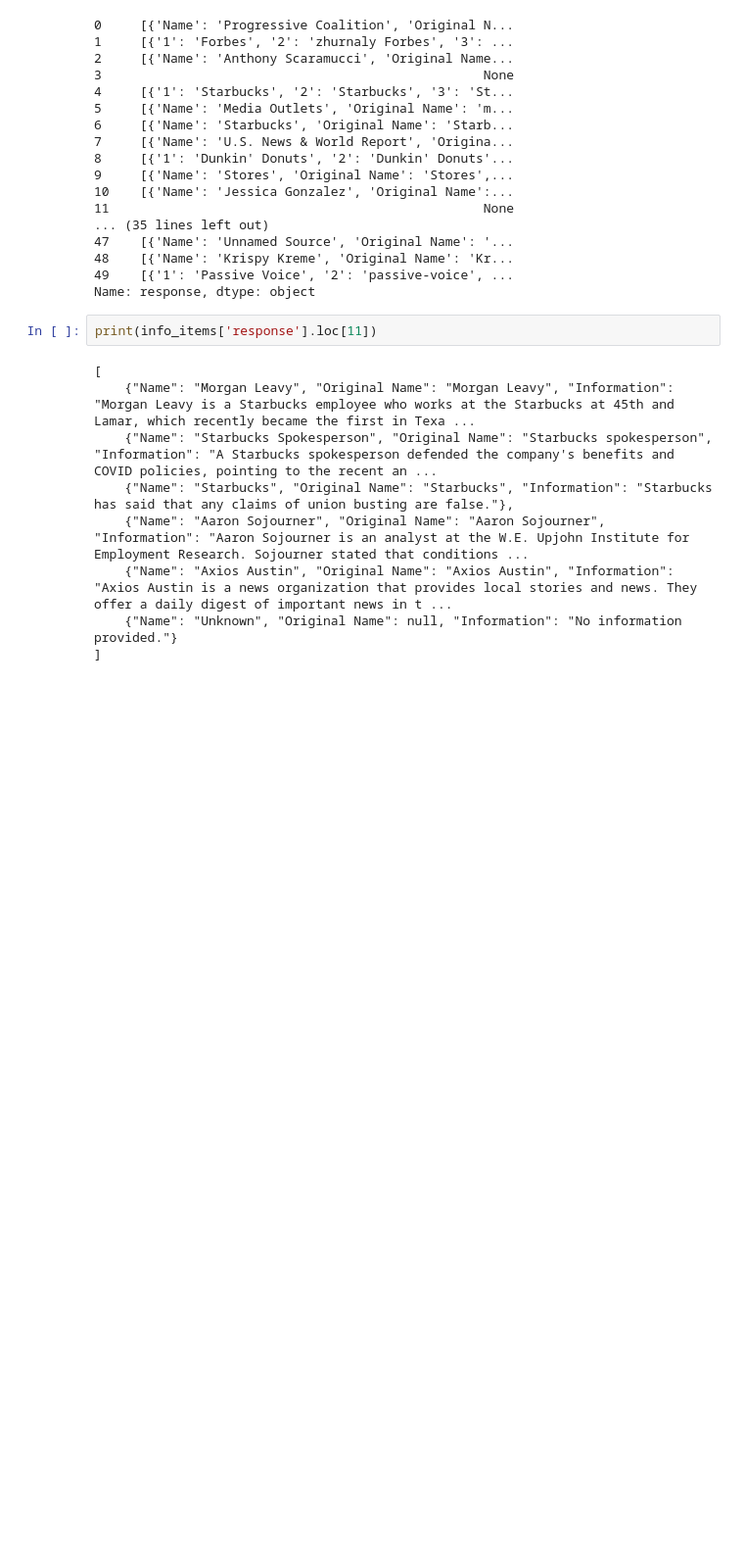
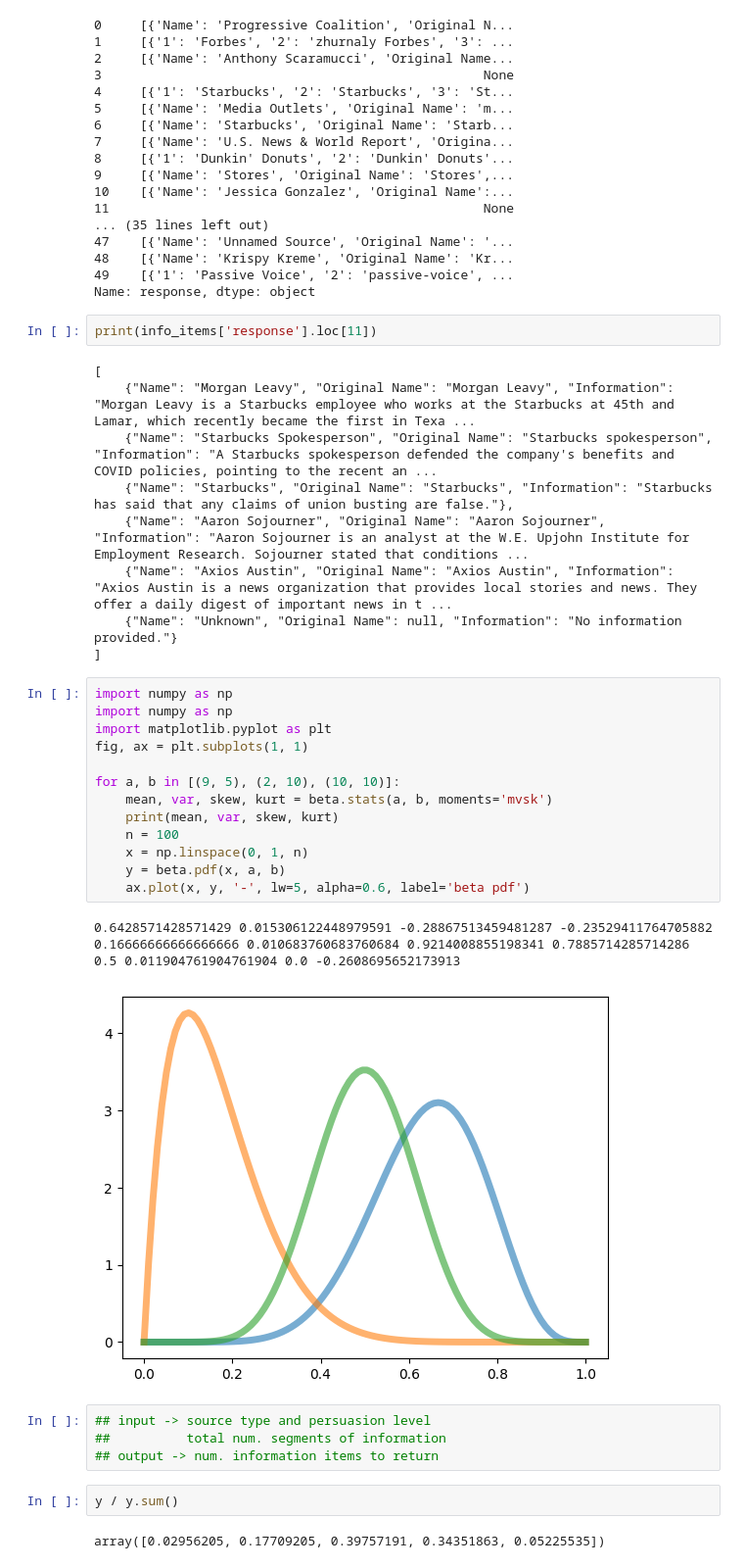
Before and after one commit to Yiqinh/conditional-information-retrieval, a Jupyter notebook: notebooks/2024-08-25__experiment-with-together.ipynb, the cells around one changed output. Shown at 98% size. Saved outputs shown, nothing was run; the diff lists cells and outputs as text; blank space fills up the shorter version.

```diff
--- a/notebooks/2024-08-25__experiment-with-together.ipynb
+++ b/notebooks/2024-08-25__experiment-with-together.ipynb
@@ -435,3 +435,29 @@ print(info_items['response'].loc[11])
     {"Name": "Axios Austin", "Original Name": "Axios Austin", "Information": "Axios Austin is a news organization that provides local stories and news. They offer a daily digest of important news in t ...
     {"Name": "Unknown", "Original Name": null, "Information": "No information provided."}
 ]
+# %%
+import numpy as np
+import numpy as np
+import matplotlib.pyplot as plt
+fig, ax = plt.subplots(1, 1)
+
+for a, b in [(9, 5), (2, 10), (10, 10)]:
+    mean, var, skew, kurt = beta.stats(a, b, moments='mvsk')
+    print(mean, var, skew, kurt)
+    n = 100
+    x = np.linspace(0, 1, n)
+    y = beta.pdf(x, a, b)
+    ax.plot(x, y, '-', lw=5, alpha=0.6, label='beta pdf')
+# %% [output]
+0.6428571428571429 0.015306122448979591 -0.28867513459481287 -0.23529411764705882
+0.16666666666666666 0.010683760683760684 0.9214008855198341 0.7885714285714286
+0.5 0.011904761904761904 0.0 -0.2608695652173913
+[figure, added]
+# %%
+## input -> source type and persuasion level
+##          total num. segments of information
+## output -> num. information items to return
+# %%
+y / y.sum()
+# %% [output]
+array([0.02956205, 0.17709205, 0.39757191, 0.34351863, 0.05225535])
```
Also changed, not shown: parts of 3 cells of this notebook, 7 other files.
